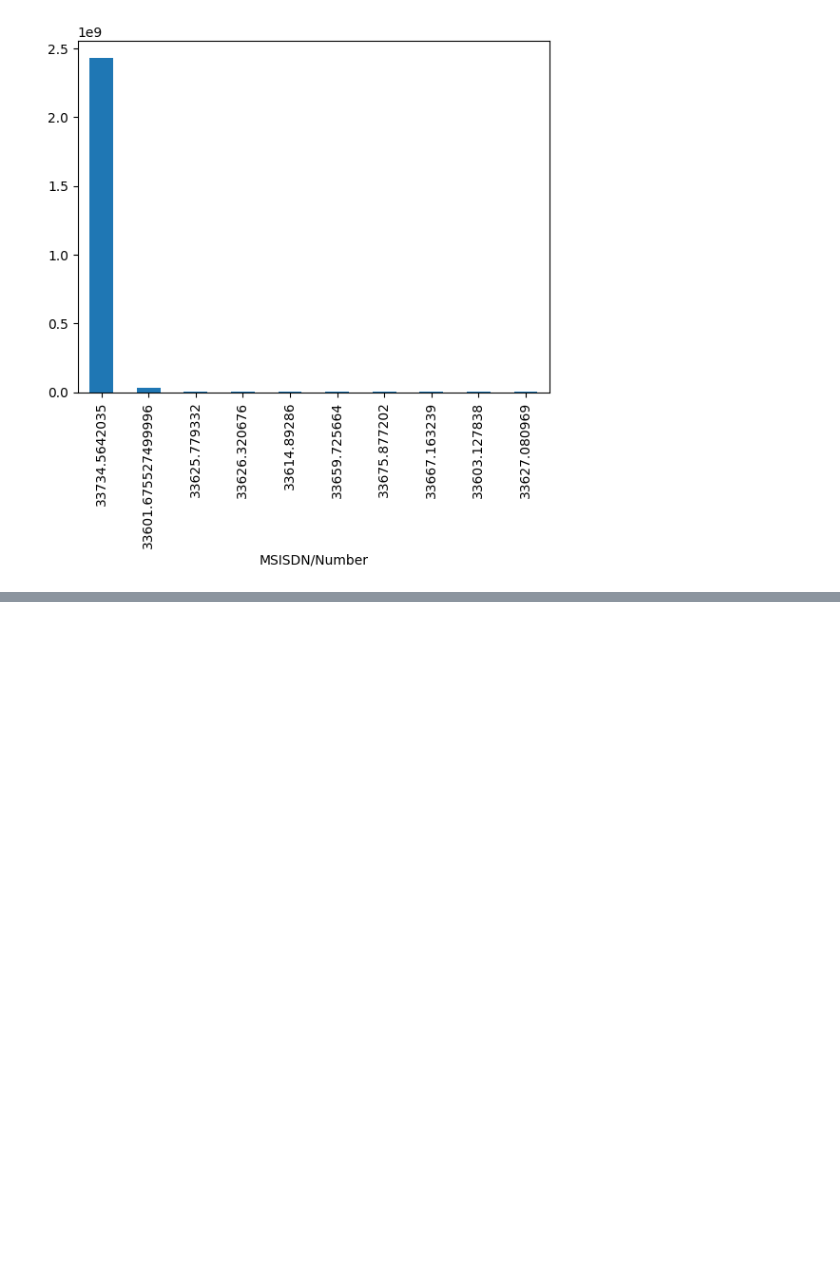
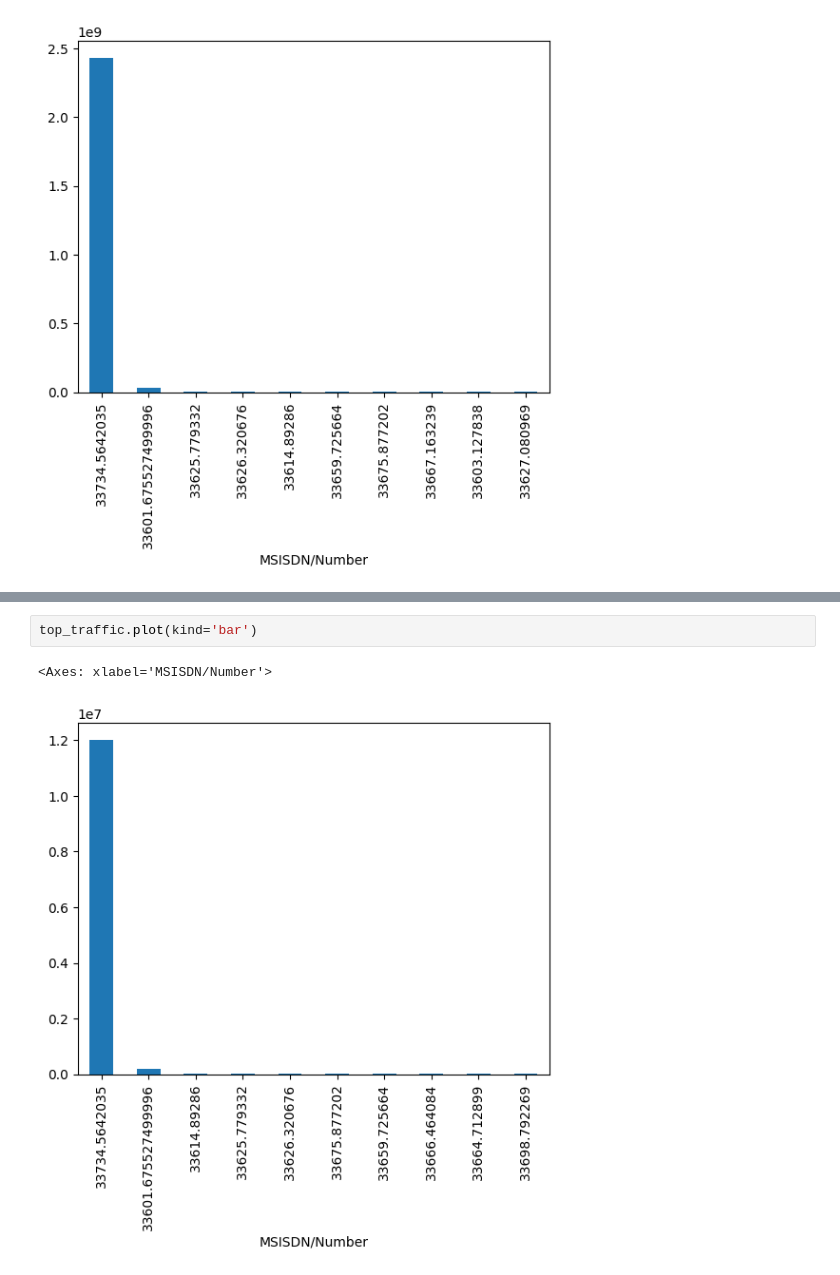
Before and after one commit to hanaDemma/TellCo-Telecom-Analysis-Week-2, a Jupyter notebook: notebooks/telecom_data_analysis.ipynb, the cells around one changed output, grey strips where cells are left out. Drawn from its saved outputs; the diff is of its cells as text; blank space fills up the shorter version.

```diff
--- a/notebooks/telecom_data_analysis.ipynb
+++ b/notebooks/telecom_data_analysis.ipynb
@@ -625,0 +643,5 @@ top_duration.plot(kind='bar')
+# %%
+top_traffic.plot(kind='bar')
+# %% [output]
+<Axes: xlabel='MSISDN/Number'>
+[figure, added]
```
Also changed, not shown: parts of 6 cells of this notebook.
